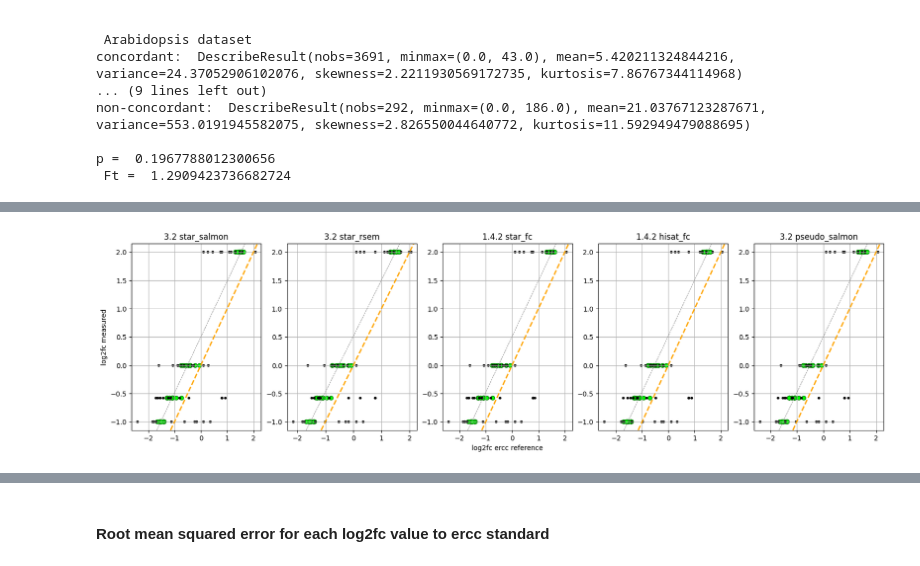
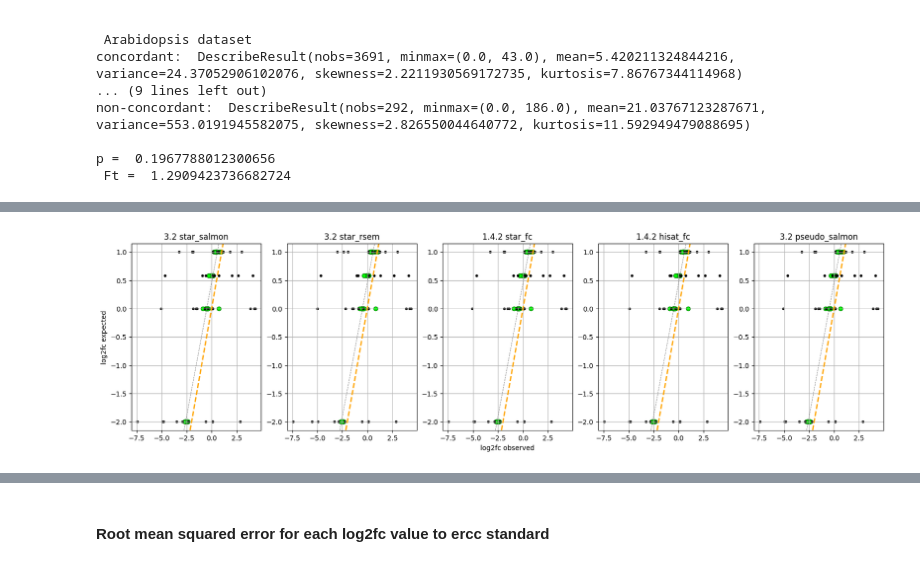
Before and after one commit to qbic-projects/rnaseq-benchmark, a Jupyter notebook: rnaSeqBenchmark.ipynb, the cells around one changed output, grey strips where cells are left out. Saved outputs shown, nothing was run; the diff lists cells and outputs as text; code cells hidden in the pictures.

```diff
--- a/rnaSeqBenchmark.ipynb
+++ b/rnaSeqBenchmark.ipynb
@@ -1240,8 +1102,8 @@ p =  0.1260639222353283
 # %% [markdown]
 ### exon number stats (concordant vs non-concordant)
 # %%
-fig, ax = plt.subplots()
+#fig, ax = plt.subplots()
 #sns.violinplot(data=(hs_conc_all['exons'], hs_nonconc_all['exons']), inner="quartile", bw=.15)
 #sns.violinplot(data=(at_conc_all['exons'], at_nonconc_all['exons']), inner="quartile", bw=.15)
-sns.violinplot(data=(dr_conc_all['exons'], dr_nonconc_all['exons']), inner="quartile", bw=.15)
-ax.yaxis.grid(True)
+#sns.violinplot(data=(dr_conc_all['exons'], dr_nonconc_all['exons']), inner="quartile", bw=.15)
+#ax.yaxis.grid(True)
@@ -1281,6 +1138,0 @@ p =  0.27886545927734874
-# %%
-fig, ax = plt.subplots()
-sns.violinplot(data=(hs_conc_all['isoforms'], hs_nonconc_all['isoforms']), inner="quartile", bw=.15)
-#sns.violinplot(data=(at_conc_all['isoforms'], at_nonconc_all['isoforms']), inner="quartile", bw=.15)
-#sns.violinplot(data=(dr_conc_all['isoforms'], dr_nonconc_all['isoforms']), inner="quartile", bw=.15)
-ax.yaxis.grid(True)
@@ -1594,9 +1465,9 @@ all: 1.3814999052067176e-21
  pseudoSal: 0.00033872490474388115
 all: 1.160082015509909e-12
 # %%
-fig, ax = plt.subplots()
+#fig, ax = plt.subplots()
 #sns.violinplot(data=(at_allde_df['length_mean'], at_single_df['length_mean']), inner="quartile", bw=.15)
 #sns.violinplot(data=(hs_allde_df['length_mean'], hs_single_df['length_mean']), inner="quartile", bw=.15)
-sns.violinplot(data=(dr_allde_df['length_mean'], dr_single_df['length_mean']), inner="quartile", bw=.15)
+#sns.violinplot(data=(dr_allde_df['length_mean'], dr_single_df['length_mean']), inner="quartile", bw=.15)
 
-ax.yaxis.grid(True)
+#ax.yaxis.grid(True)
@@ -1742,9 +1611,9 @@ def scatter_bMlim_ax(df_in, col1, col2, baseMean, limit, ax, cmap, scale, title)
     ax.yaxis.grid(True)
     ax.xaxis.grid(True)
     if(col1 == 'log2fc_ssal'):
-        ax.set_ylabel('log2fc measured')
+        ax.set_ylabel('log2fc expected')
     if(col1 == 'log2fc_sfc'):
-        ax.set_xlabel('log2fc ercc reference')
+        ax.set_xlabel('log2fc observed')
     ax.set_title(title)
 
     x = df[col1].values.reshape(-1,1)
@@ -1786,8 +1655,8 @@ def drawLog2Corr(df, bmean, color):
     scatter_bMlim_ax(df, 'log2fc_hfc', 'log2fc_ercc', 'baseMean_ssal', bmean, ax3, color, 'none', '1.4.2 hisat_fc')
     scatter_bMlim_ax(df, 'log2fc_psal', 'log2fc_ercc', 'baseMean_ssal', bmean, ax4, color, 'scale', '3.2 pseudo_salmon')
 # %%
-#drawLog2Corr(at_ercc, 6, 'viridis')
+drawLog2Corr(at_ercc, 6, 'viridis')
 #drawLog2Corr(hs_ercc, 3, 'cool')
-drawLog2Corr(dr_ercc, 4, 'Blues')
+#drawLog2Corr(dr_ercc, 4, 'Blues')
 # %% [output]
-[figure, old version]
+[figure, new version]
```
Also changed, not shown: parts of 84 cells of this notebook, 27 other files.
